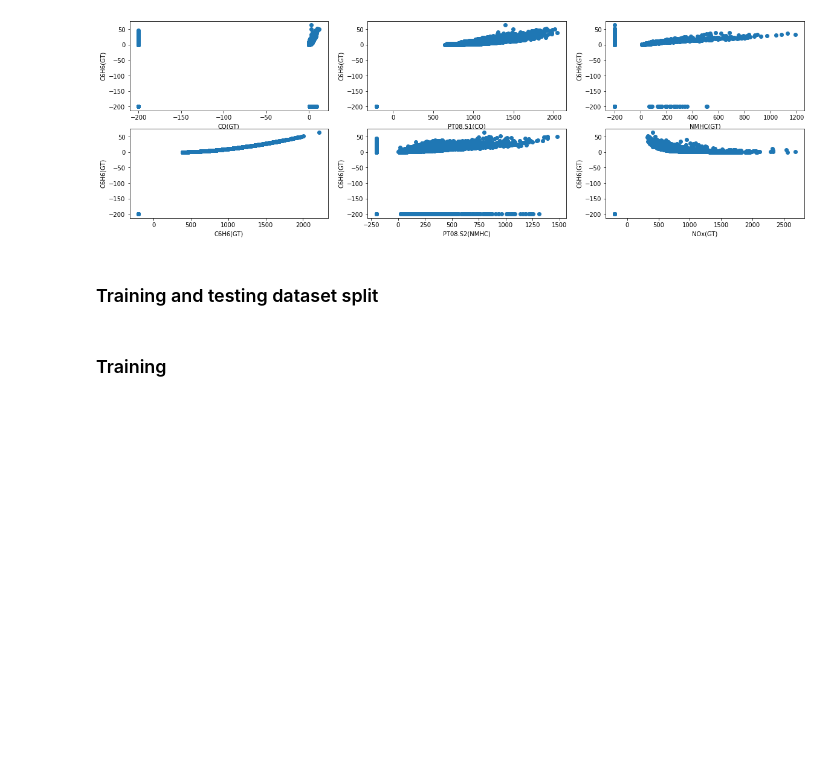
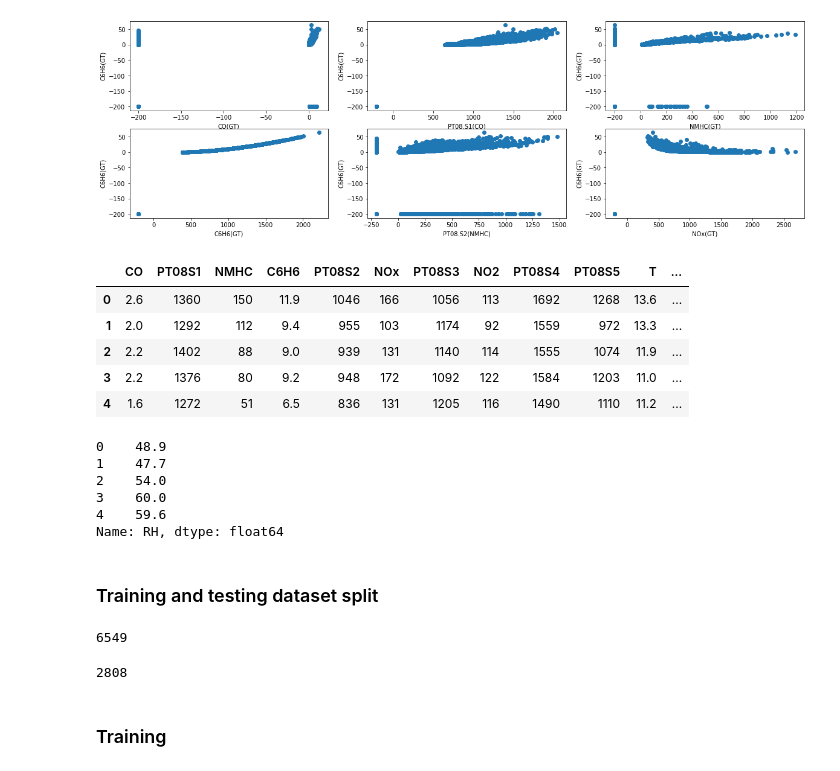
Before and after one commit to faizuddin/ISB46703, a Jupyter notebook: learning/supervised_regression.ipynb, the cells around one changed output. Saved outputs shown, nothing was run; the diff lists cells and outputs as text; code cells hidden in the pictures; blank space fills up the shorter version.

```diff
--- a/learning/supervised_regression.ipynb
+++ b/learning/supervised_regression.ipynb
@@ -293,12 +318,12 @@ dtypes: float64(5), int64(8), object(2)
 memory usage: 1.1+ MB
 # %%
 # 12 independent variables
-X = df.drop(["Date", "Time", "C6H6"], axis=1)
-# X = df.drop(["Date", "Time", "NO2"], axis=1)
+# X = df.drop(["Date", "Time", "C6H6"], axis=1)
+X = df.drop(["Date", "Time", "RH"], axis=1)
 
 # dependent variable
-y = df["C6H6"]
-# y = df["NO2"]
+# y = df["C6H6"]
+y = df["RH"]
 # %%
 import matplotlib.pyplot as plt
 
@@ -348,6 +373,24 @@ plt.ylabel("C6H6(GT)")
 # %% [output]
 Text(0, 0.5, 'C6H6(GT)')
 [figure]
+# %%
+X.head()
+# %% [output]
+|  | CO | PT08S1 | NMHC | C6H6 | PT08S2 | NOx | PT08S3 | NO2 | PT08S4 | PT08S5 | T | ... |
+| 0 | 2.6 | 1360 | 150 | 11.9 | 1046 | 166 | 1056 | 113 | 1692 | 1268 | 13.6 | ... |
+| 1 | 2.0 | 1292 | 112 | 9.4 | 955 | 103 | 1174 | 92 | 1559 | 972 | 13.3 | ... |
+| 2 | 2.2 | 1402 | 88 | 9.0 | 939 | 131 | 1140 | 114 | 1555 | 1074 | 11.9 | ... |
+| 3 | 2.2 | 1376 | 80 | 9.2 | 948 | 172 | 1092 | 122 | 1584 | 1203 | 11.0 | ... |
+| 4 | 1.6 | 1272 | 51 | 6.5 | 836 | 131 | 1205 | 116 | 1490 | 1110 | 11.2 | ... |
+# %%
+y.head()
+# %% [output]
+0    48.9
+1    47.7
+2    54.0
+3    60.0
+4    59.6
+Name: RH, dtype: float64
 # %% [markdown]
 ### Training and testing dataset split
 # %%
@@ -356,6 +399,14 @@ from sklearn.model_selection import train_test_split
 
 # splitting the data
 X_train, X_test, y_train, y_test = train_test_split(X, y, test_size = 0.3, random_state=1)
+# %%
+len(X_train)
+# %% [output]
+6549
+# %%
+len(X_test)
+# %% [output]
+2808
 # %% [markdown]
 ### Training
 # %%
```
Also changed, not shown: parts of 11 cells of this notebook, 1 other file.
